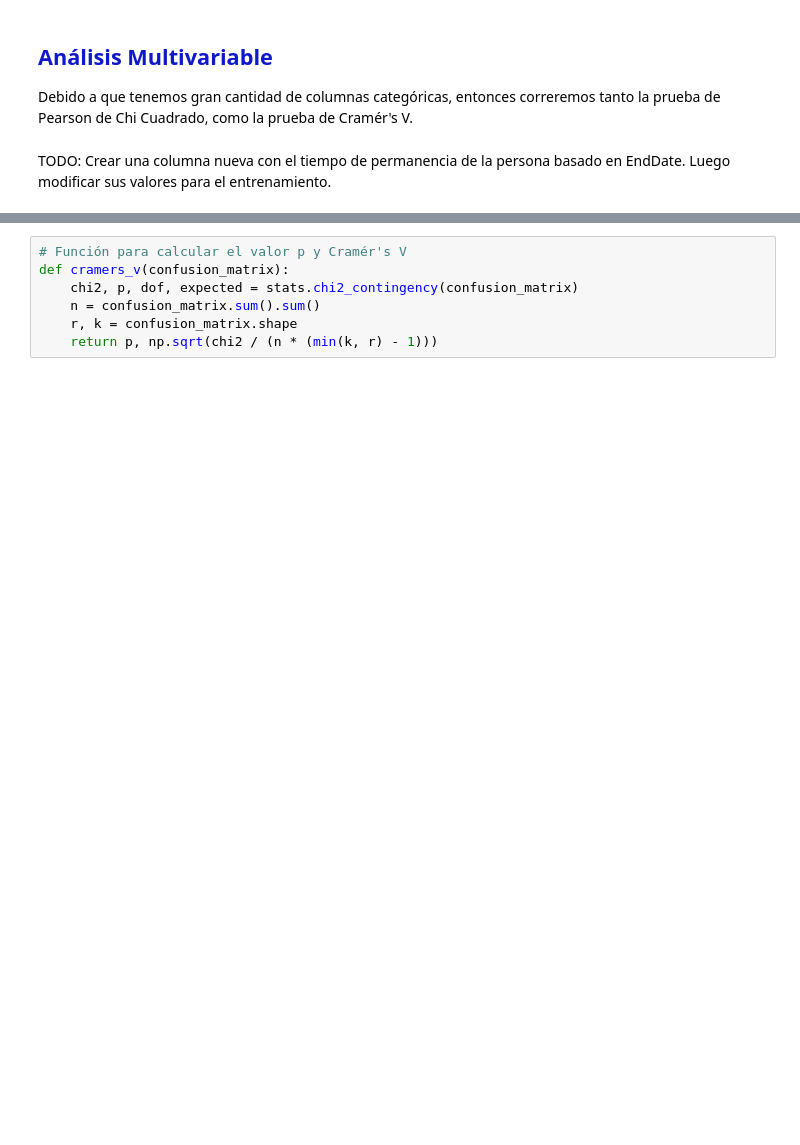
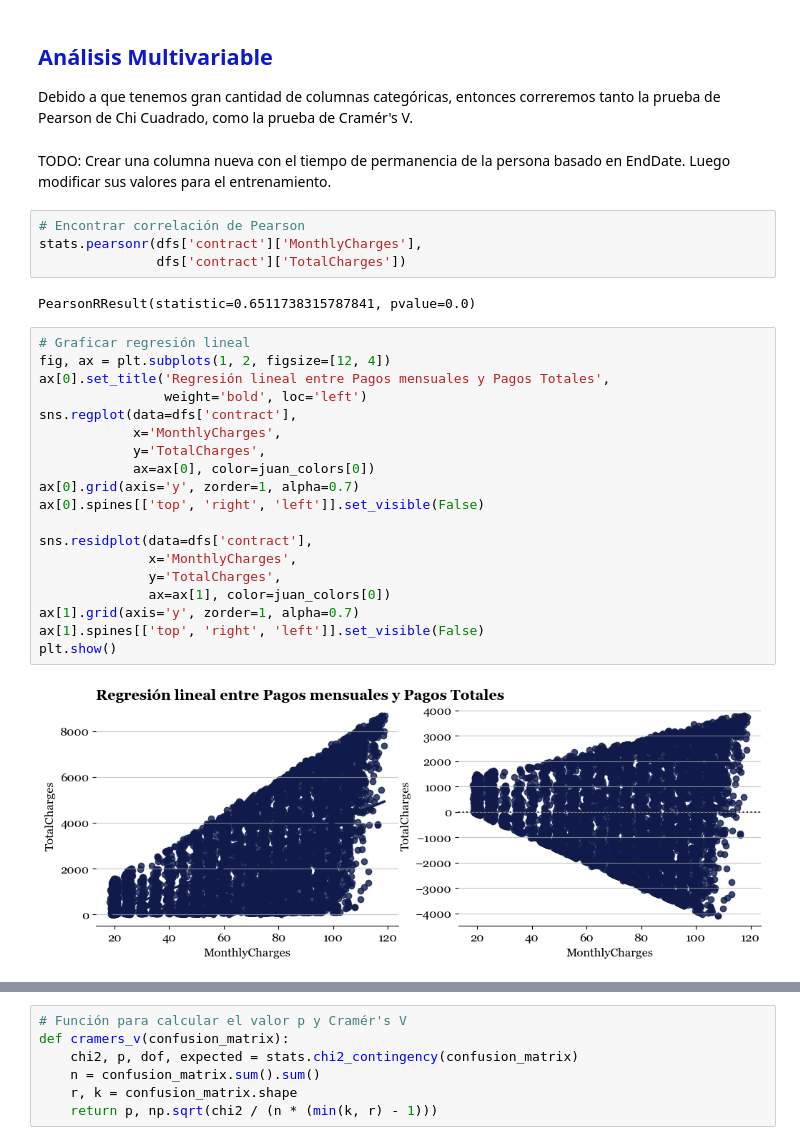
Before and after one commit to juanramosdataexpert/Interconnect_Telecom_Churn, a Jupyter notebook: Notebooks/EDA.ipynb, the cells around one changed output, grey strips where cells are left out. Drawn from its saved outputs; the diff is of its cells as text; blank space fills up the shorter version.

```diff
--- a/Notebooks/EDA.ipynb
+++ b/Notebooks/EDA.ipynb
@@ -382,3 +388,30 @@ En cuanto a los pagos mensuales, se observa una gran concentración sobre los US
 Debido a que tenemos gran cantidad de columnas categóricas, entonces correremos tanto la prueba de Pearson de Chi Cuadrado, como la prueba de Cramér's V.
 # %% [markdown]
 TODO: Crear una columna nueva con el tiempo de permanencia de la persona basado en EndDate. Luego modificar sus valores para el entrenamiento.
+# %%
+# Encontrar correlación de Pearson
+stats.pearsonr(dfs['contract']['MonthlyCharges'],
+               dfs['contract']['TotalCharges'])
+# %% [output]
+PearsonRResult(statistic=0.6511738315787841, pvalue=0.0)
+# %%
+# Graficar regresión lineal
+fig, ax = plt.subplots(1, 2, figsize=[12, 4])
+ax[0].set_title('Regresión lineal entre Pagos mensuales y Pagos Totales',
+                weight='bold', loc='left')
+sns.regplot(data=dfs['contract'],
+            x='MonthlyCharges',
+            y='TotalCharges',
+            ax=ax[0], color=juan_colors[0])
+ax[0].grid(axis='y', zorder=1, alpha=0.7)
+ax[0].spines[['top', 'right', 'left']].set_visible(False)
+
+sns.residplot(data=dfs['contract'],
+              x='MonthlyCharges',
+              y='TotalCharges',
+              ax=ax[1], color=juan_colors[0])
+ax[1].grid(axis='y', zorder=1, alpha=0.7)
+ax[1].spines[['top', 'right', 'left']].set_visible(False)
+plt.show()
+# %% [output]
+[figure, added]
```
Also changed, not shown: parts of 32 cells of this notebook.
